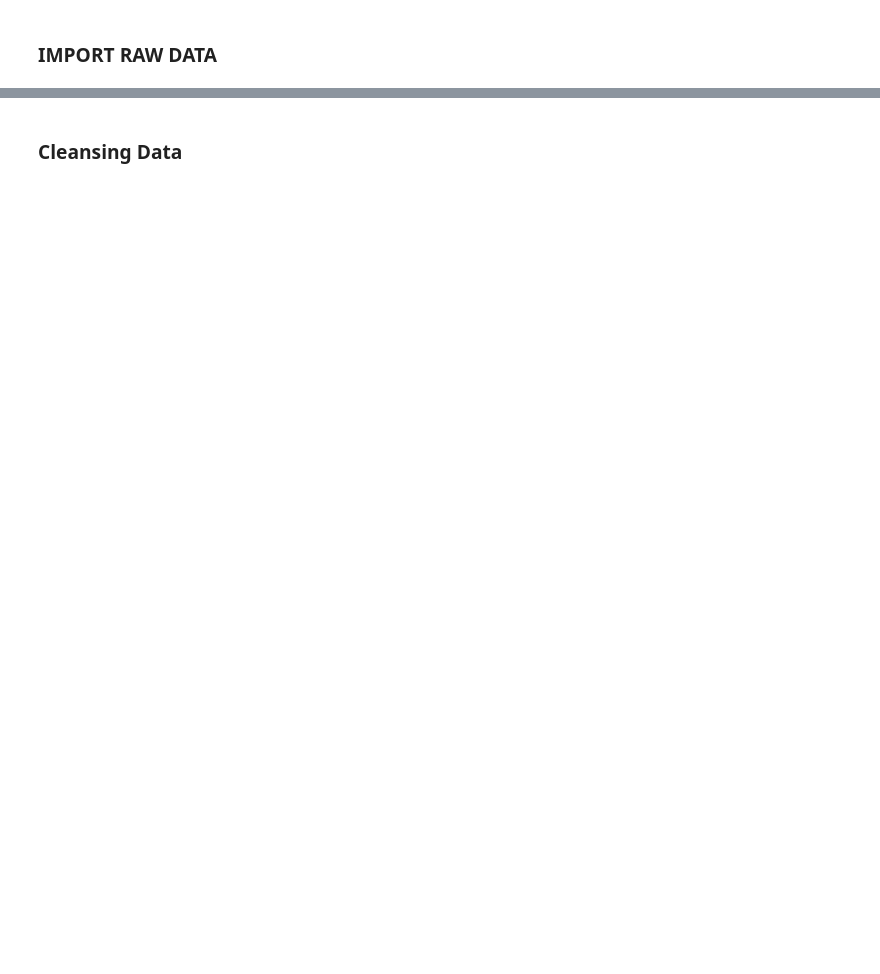
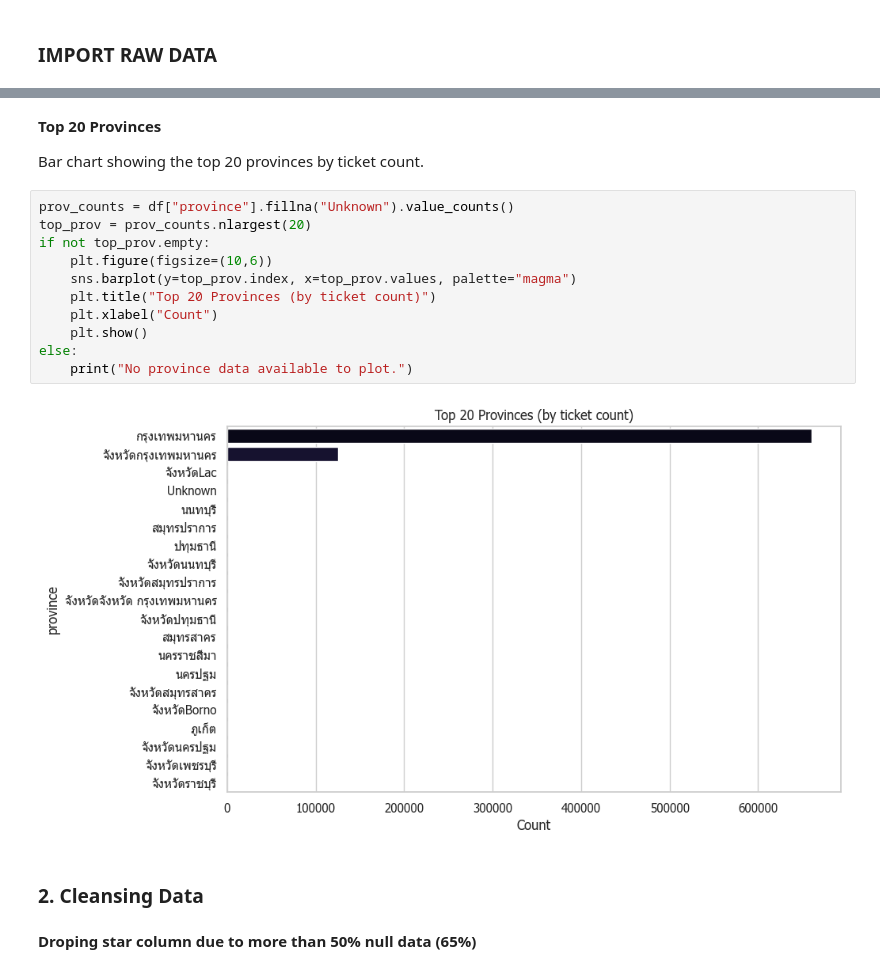
Before and after one commit to NlNJ4/DataScienceProject, a Jupyter notebook: notebooks/cleaning/1_data_cleaning.ipynb, the cells around one changed output, grey strips where cells are left out. Saved outputs shown, nothing was run; the diff lists cells and outputs as text; blank space fills up the shorter version.

```diff
--- a/notebooks/cleaning/1_data_cleaning.ipynb
+++ b/notebooks/cleaning/1_data_cleaning.ipynb
@@ -273,3 +223,22 @@ Passing `palette` without assigning `hue` is deprecated and will be removed in v
+# %% [markdown]
+**Top 20 Provinces**
+
+Bar chart showing the top 20 provinces by ticket count.
+# %%
+prov_counts = df["province"].fillna("Unknown").value_counts()
+top_prov = prov_counts.nlargest(20)
+if not top_prov.empty:
+    plt.figure(figsize=(10,6))
+    sns.barplot(y=top_prov.index, x=top_prov.values, palette="magma")
+    plt.title("Top 20 Provinces (by ticket count)")
+    plt.xlabel("Count")
+    plt.show()
+else:
+    print("No province data available to plot.")
+# %% [output]
+[figure, added]
 # %% [markdown]
-### Cleansing Data
+### 2. Cleansing Data
+# %% [markdown]
+**Droping star column due to more than 50% null data (65%)**
 # %%
```
Also changed, not shown: parts of 44 cells of this notebook.
